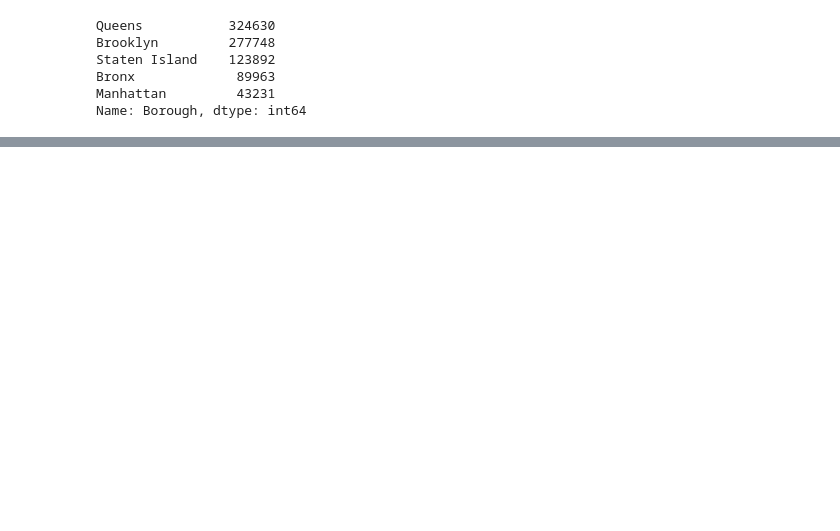
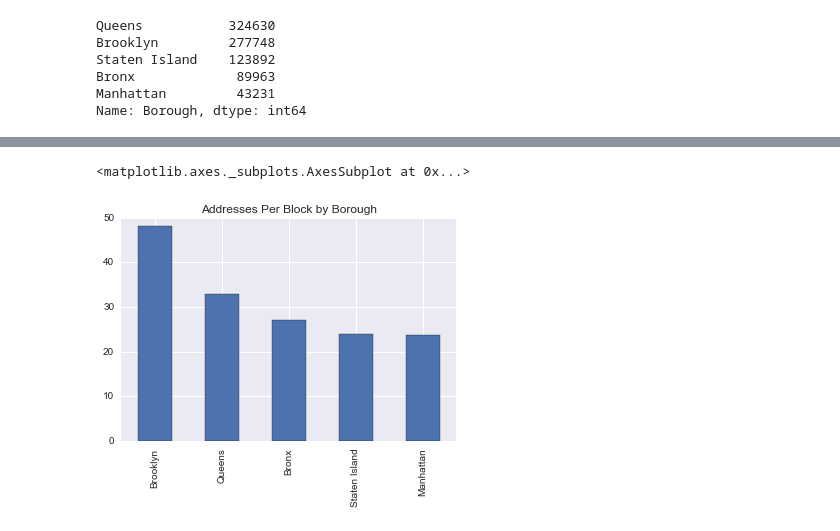
Before and after one commit to ResidentMario/nyc-buildings, a Jupyter notebook: data-visualization.ipynb, the cells around one changed output, grey strips where cells are left out. Drawn from its saved outputs; the diff is of its cells as text; code cells hidden in the pictures; blank space fills up the shorter version.

```diff
--- a/data-visualization.ipynb
+++ b/data-visualization.ipynb
@@ -76,0 +63,13 @@ pluto['Address'].map()
+# %%
+non_park_pluto = pluto[(pluto['Address'].notnull()) &
+                  (pluto['ZoneDist1'] != 'PARK') &
+                  (pluto['ZoneDist1'] != 'PARKNYS') &
+                  (pluto['ZoneDist1'] != 'PARKUS') &
+                  (pluto['ZoneDist1'] != 'ZNA')
+                 ]
+# %%
+# According to Wikipedia the areas are 42, 71, 23, 109, and 58 square miles, respectively.
+# However we are going by total lot area for actual building lots, which will be significantly less.
+# A further correction, we will remove lots without addresses and parks from consideration.
+lot_areas = non_park_pluto.groupby(['Borough'])['LotArea'].sum().map(lambda x: x / 27878400)
+lot_areas
@@ -76,0 +84,20 @@ pluto['Address'].map()
+# %%
+# boroughs = pd.DataFrame({'borough': ['Manhattan', 'Bronx', 'Brooklyn', 'Queens', 'Staten Island'],
+#                          'population': [1636268, 1438159, 2621793, 2321580, 473279],
+#                          'area': [23, 42, 71, 109, 58]}).set_index('borough')
+
+# NEED TO ANNOTATE THESE LATER:
+# http://stackoverflow.com/questions/25447700/annotate-bars-with-values-on-pandas-bar-plots
+# DO IT!
+
+boroughs = pd.DataFrame({'population': [1636268, 1438159, 2621793, 2321580, 473279],
+                         'area': lot_areas},
+                         index=lot_areas.index)
+
+address_data = (pluto['Borough'].value_counts().sort_index() /
+                boroughs['area'].sort_index()
+                / 140).sort_values(ascending=False)
+address_data.plot(kind='bar', title='Addresses Per Block by Borough')
+# %% [output]
+<matplotlib.axes._subplots.AxesSubplot at 0x...>
+[figure, added]
```
Also changed, not shown: parts of 92 cells of this notebook, 1 other file.
